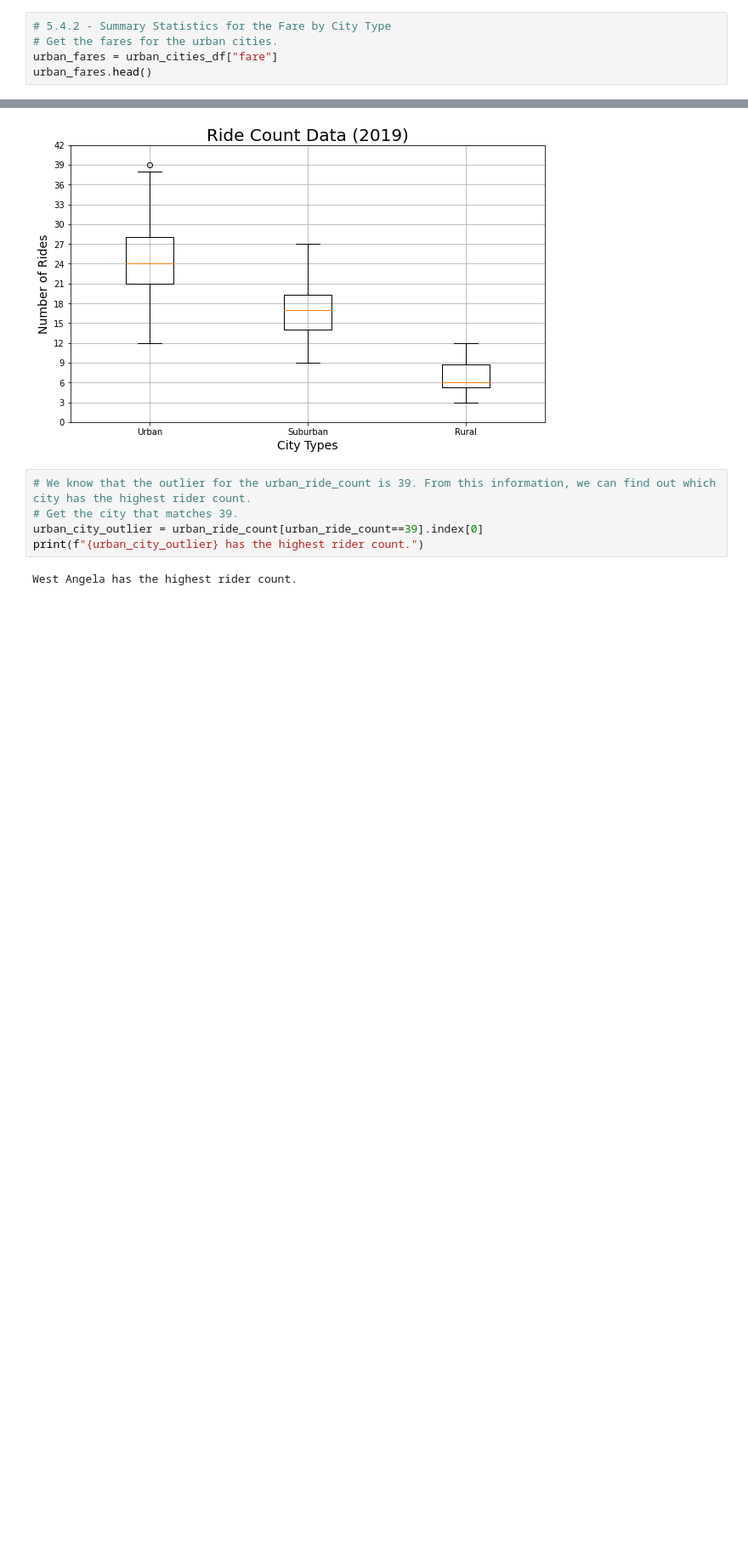
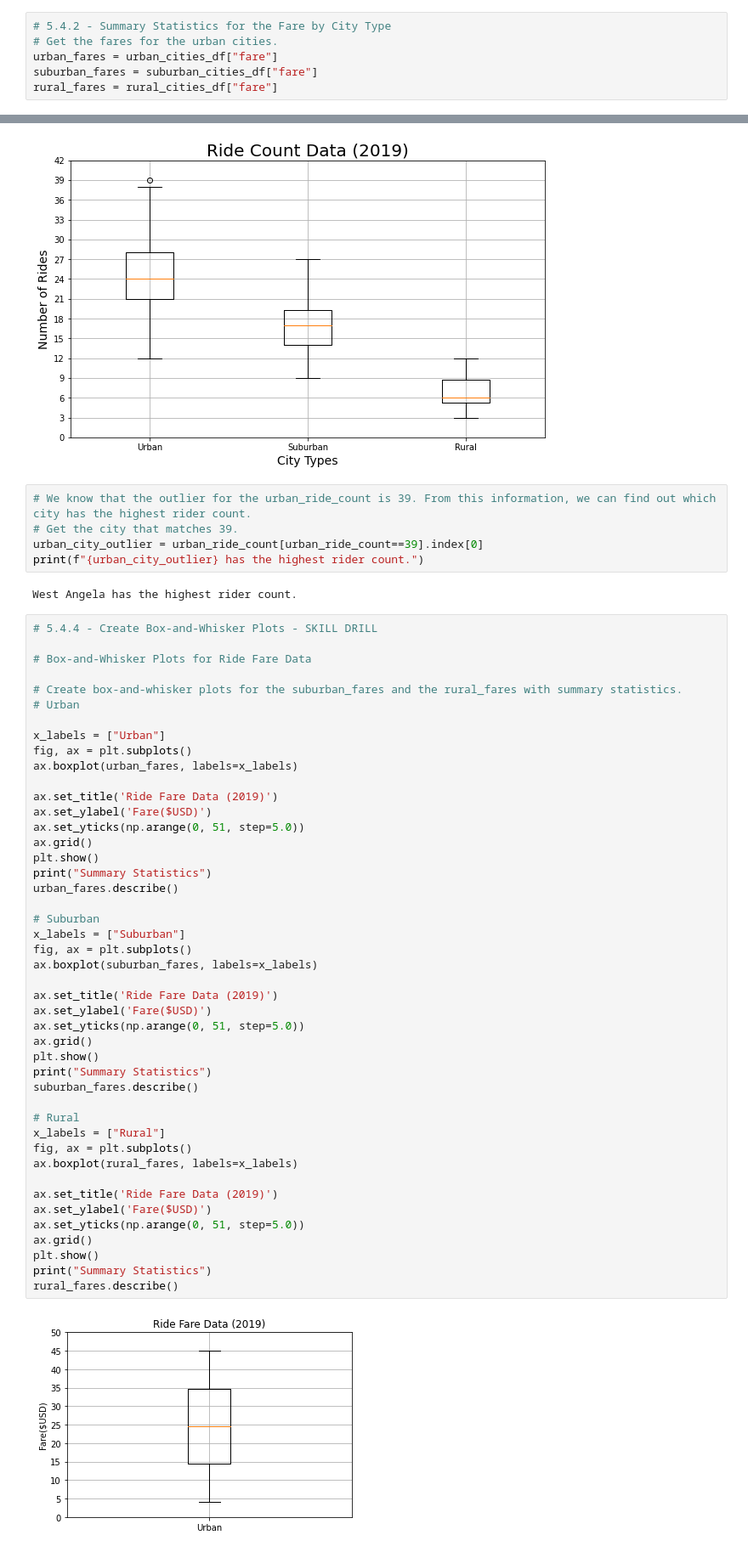
Before and after one commit to lawnshogan/PyBer_Analysis, a Jupyter notebook: PyBer.ipynb, the cells around one changed output, grey strips where cells are left out. Shown: that part at 85% size. Saved outputs shown, nothing was run; the diff lists cells and outputs as text; blank space fills up the shorter version.

```diff
--- a/PyBer.ipynb
+++ b/PyBer.ipynb
@@ -299,4 +299,5 @@ The mode for the ride counts for urban trips is 22.
 # 5.4.2 - Summary Statistics for the Fare by City Type
 # Get the fares for the urban cities.
 urban_fares = urban_cities_df["fare"]
-urban_fares.head()
+suburban_fares = suburban_cities_df["fare"]
+rural_fares = rural_cities_df["fare"]
@@ -437,3 +431,50 @@ urban_city_outlier = urban_ride_count[urban_ride_count==39].index[0]
 print(f"{urban_city_outlier} has the highest rider count.")
 # %% [output]
 West Angela has the highest rider count.
+# %%
+# 5.4.4 - Create Box-and-Whisker Plots - SKILL DRILL
+
+# Box-and-Whisker Plots for Ride Fare Data
+
+# Create box-and-whisker plots for the suburban_fares and the rural_fares with summary statistics.
+# Urban
+
+x_labels = ["Urban"]
+fig, ax = plt.subplots()
+ax.boxplot(urban_fares, labels=x_labels)
+
+ax.set_title('Ride Fare Data (2019)')
+ax.set_ylabel('Fare($USD)')
+ax.set_yticks(np.arange(0, 51, step=5.0))
+ax.grid()
+plt.show()
+print("Summary Statistics")
+urban_fares.describe()
+
+# Suburban
+x_labels = ["Suburban"]
+fig, ax = plt.subplots()
+ax.boxplot(suburban_fares, labels=x_labels)
+
+ax.set_title('Ride Fare Data (2019)')
+ax.set_ylabel('Fare($USD)')
+ax.set_yticks(np.arange(0, 51, step=5.0))
+ax.grid()
+plt.show()
+print("Summary Statistics")
+suburban_fares.describe()
+
+# Rural
+x_labels = ["Rural"]
+fig, ax = plt.subplots()
+ax.boxplot(rural_fares, labels=x_labels)
+
+ax.set_title('Ride Fare Data (2019)')
+ax.set_ylabel('Fare($USD)')
+ax.set_yticks(np.arange(0, 51, step=5.0))
+ax.grid()
+plt.show()
+print("Summary Statistics")
+rural_fares.describe()
+# %% [output]
+[figure, added]
```
Also changed, not shown: parts of 7 cells of this notebook, 1 other file.
